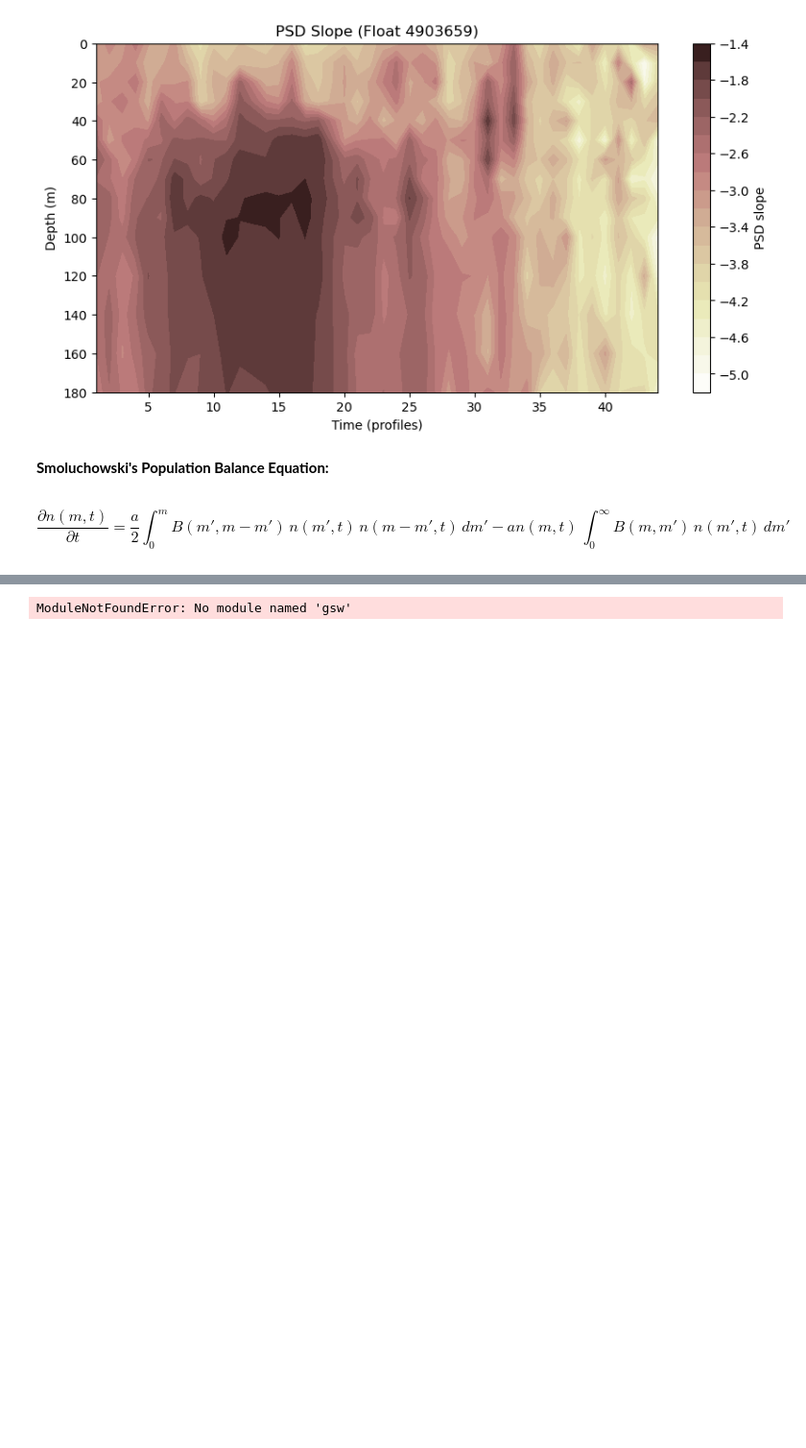
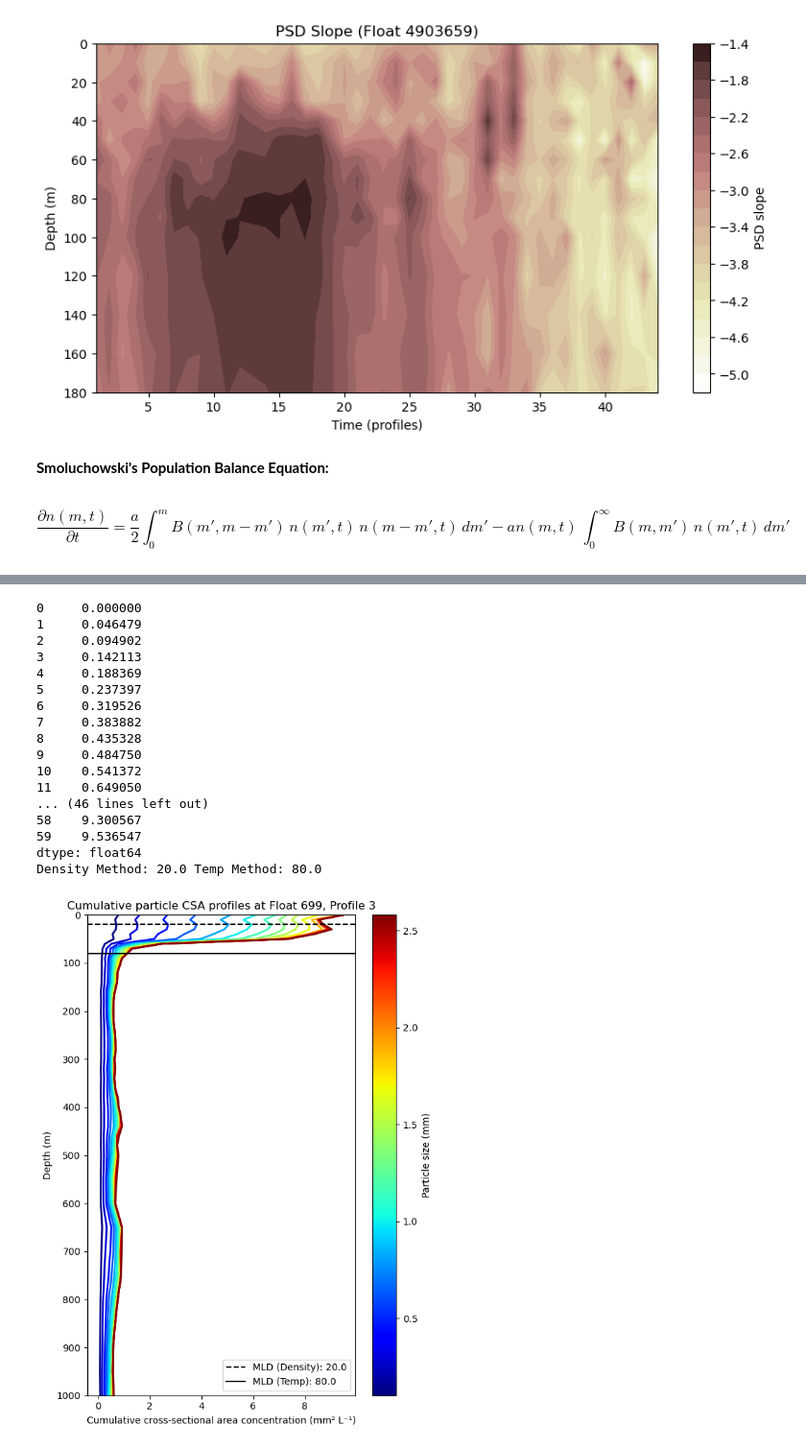
Before and after one commit to shodnett/agg_model_MSc, a Jupyter notebook: Agg_model.ipynb, the cells around one changed output, grey strips where cells are left out. Shown at 96% size. Cells and saved outputs as stored; diff of their text form; code cells hidden in the pictures; blank space fills up the shorter version.

```diff
--- a/Agg_model.ipynb
+++ b/Agg_model.ipynb
@@ -591,12 +590,12 @@ mid_size = mid_size.to_numpy(dtype=float)
 mid_size[-1] = 2580
 
 # Choose which float and profile to investigate
-UVP6_float = 490
-number = 26
-profile = f490.p26  # here you can change the float profile, could probably tidy this up more so that when you write your variable name it updates UVP6_float and number automatically but not a good use of time
+UVP6_float = 699
+number = 3
+profile = f699.p3  # here you can change the float profile, could probably tidy this up more so that when you write your variable name it updates UVP6_float and number automatically but not a good use of time
 
-float_temp = temp_490["P10"]
-float_sal = sal_490["P10"]
+float_temp = temp_699["P3"]
+float_sal = sal_699["P3"]
 
 # Apply mid-size scaling
 # shape = (n_sizes, n_depth)
@@ -609,11 +608,28 @@ cross_sectional_area = (concs * circle_scale[:, None]) / 1000000
 # does that mean binning the temperature and density data to match the particle concentration depth bins?
 
 import gsw
-density = gsw.rho(float_sal, float_temp, depth)
-print(density)
+float_density = gsw.rho(float_sal, float_temp, depth) - 1000                  ## look at this as either a) how I calculated density or b) the pressure values I fed into it, is wrong, as density MLD seems to be very shallow
+                                                                              ## additionally look at the binning of temperature and density, maybe add a secondary y axis for continous depth to assess more accurately
+
+# reference values = first element
+ref_density = float_density[0]
+ref_temp = float_temp[0]
+
+# find first index where threshold is met
+density_diff = np.abs(float_density - ref_density)
+temp_diff = np.abs(float_temp - ref_temp)
+print(density_diff)
+
+MLD_density_idx = np.where(density_diff >= 0.03)[0][0]
+MLD_temp_idx = np.where(temp_diff >= 0.2)[0][0]
+
+MLD_density = depth[MLD_density_idx] + 10      # correction for surface? As the array calculates 20 m as 10 m
+MLD_temp = depth[MLD_temp_idx] + 10
+
+print("Density Method:", MLD_density,
+      "Temp Method:", MLD_temp)
 
 
-'''''
 # Plotting Cumulative stack
 
 fig, ax = plt.subplots(figsize=(6,8))
@@ -624,33 +640,52 @@ cumulative = np.cumsum(cross_sectional_area, axis=0)
 # create a colour gradient
 cmap = plt.cm.jet   # you can change this (plasma, turbo, etc.)
 colors = cmap(np.linspace(0, 1, len(sizes/1000)))
 
 # plot each cumulative boundary as a line
 for i, s in enumerate(sizes):
     ax.plot(cumulative[i], depth,
             color=colors[i],
             linewidth=2)
 
+ax.axhline(y = MLD_density, color="black", linestyle="--", label=f"MLD (Density): {MLD_density}")    # as straight line across
+ax.axhline(y = MLD_temp, color="black", linestyle="-", label=f"MLD (Temp): {MLD_temp}")    # as straight line across
+
 ax.set_xlabel("Cumulative cross-sectional area concentration (mm² L⁻¹)")
 ax.set_ylabel("Depth (m)")
 ax.set_ylim(0, 1000)
 ax.set_yticks(np.linspace(0, 1000, 11))
 ax.set_title(f"Cumulative particle CSA profiles at Float {UVP6_float}, Profile {number}")
+ax.legend(loc="lower right")
 
 # Colourbar
 norm = plt.Normalize(vmin=min(sizes/1000), vmax=max(sizes/1000))
 sm = plt.cm.ScalarMappable(cmap=cmap, norm=norm)
 sm.set_array([])
 cbar = plt.colorbar(sm, ax=ax)
 cbar.set_label("Particle size (mm)")
 
 # Add Mixed Layer Depth? # mld = point at which temp at 10 m according to de Boyer Montegut et al, 2004
 
 ax.invert_yaxis()
 
 plt.tight_layout()
 plt.show()
-
-'''''
 # %% [output]
-ModuleNotFoundError: No module named 'gsw'
+0     0.000000
+1     0.046479
+2     0.094902
+3     0.142113
+4     0.188369
+5     0.237397
+6     0.319526
+7     0.383882
+8     0.435328
+9     0.484750
+10    0.541372
+11    0.649050
+... (46 lines left out)
+58    9.300567
+59    9.536547
+dtype: float64
+Density Method: 20.0 Temp Method: 80.0
+[figure, added]
```
Also changed, not shown: parts of 2 cells of this notebook.
